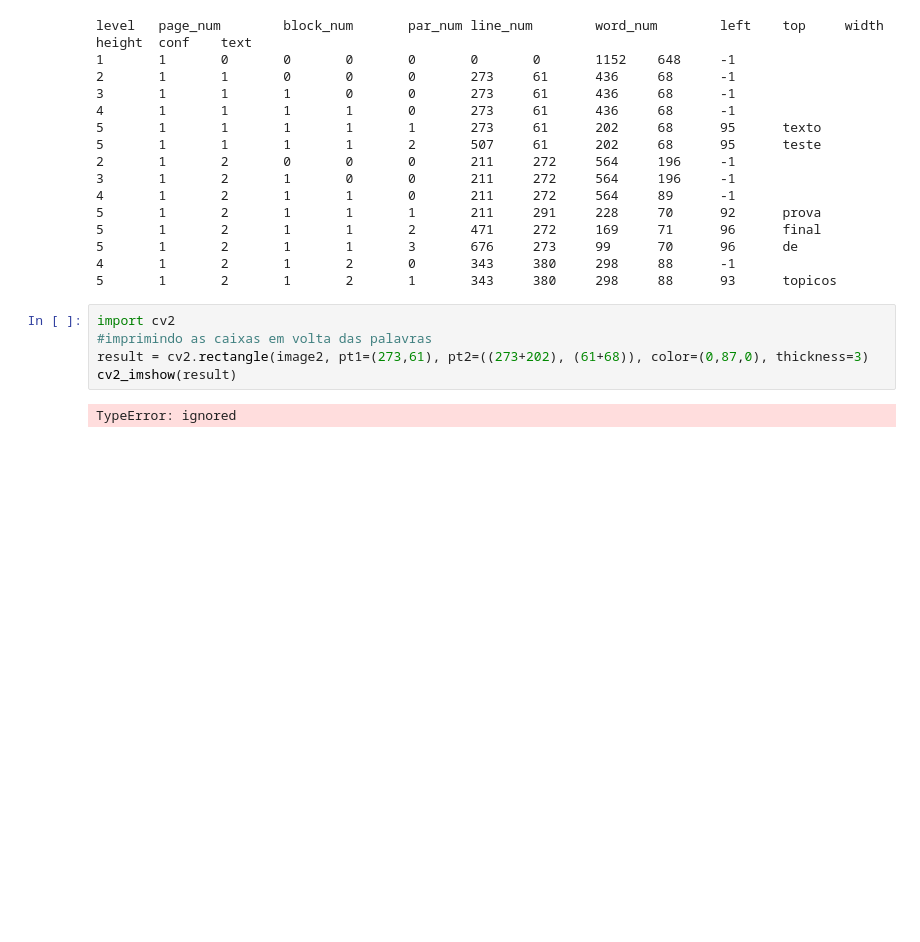
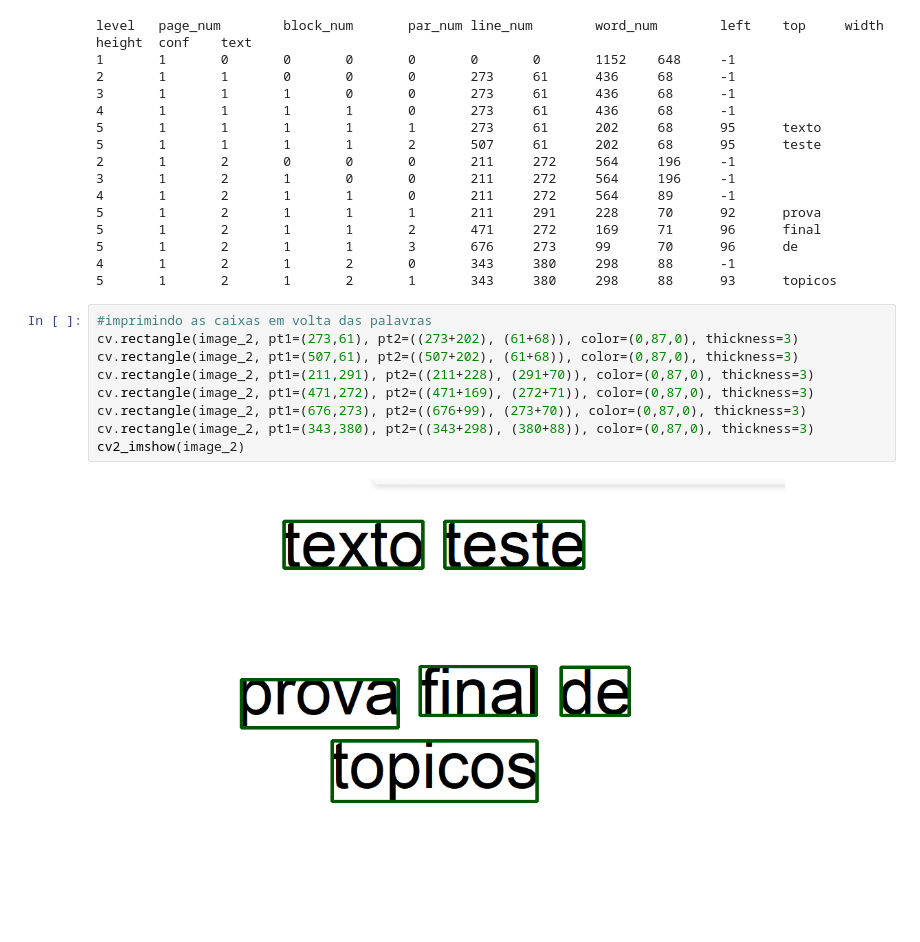
Before and after one commit to gabsouza1/travalhopy, a Jupyter notebook: Aula05_OCR_Processamento_de_imagens_com_OpenCV_em_Python.ipynb, the cells around one changed output. Drawn from its saved outputs; the diff is of its cells as text; blank space fills up the shorter version.

```diff
--- a/Aula05_OCR_Processamento_de_imagens_com_OpenCV_em_Python.ipynb
+++ b/Aula05_OCR_Processamento_de_imagens_com_OpenCV_em_Python.ipynb
@@ -95,10 +95,14 @@ level   page_num        block_num       par_num line_num        word_num
 5       1       2       1       1       3       676     273     99      70      96      de
 4       1       2       1       2       0       343     380     298     88      -1
 5       1       2       1       2       1       343     380     298     88      93      topicos
-# %%
-import cv2
-#imprimindo as caixas em volta das palavras
-result = cv2.rectangle(image2, pt1=(273,61), pt2=((273+202), (61+68)), color=(0,87,0), thickness=3)
-cv2_imshow(result)
-# %% [output]
-TypeError: ignored
+# %%
+#imprimindo as caixas em volta das palavras
+cv.rectangle(image_2, pt1=(273,61), pt2=((273+202), (61+68)), color=(0,87,0), thickness=3)
+cv.rectangle(image_2, pt1=(507,61), pt2=((507+202), (61+68)), color=(0,87,0), thickness=3)
+cv.rectangle(image_2, pt1=(211,291), pt2=((211+228), (291+70)), color=(0,87,0), thickness=3)
+cv.rectangle(image_2, pt1=(471,272), pt2=((471+169), (272+71)), color=(0,87,0), thickness=3)
+cv.rectangle(image_2, pt1=(676,273), pt2=((676+99), (273+70)), color=(0,87,0), thickness=3)
+cv.rectangle(image_2, pt1=(343,380), pt2=((343+298), (380+88)), color=(0,87,0), thickness=3)
+cv2_imshow(image_2)
+# %% [output]
+[figure, added]
```
